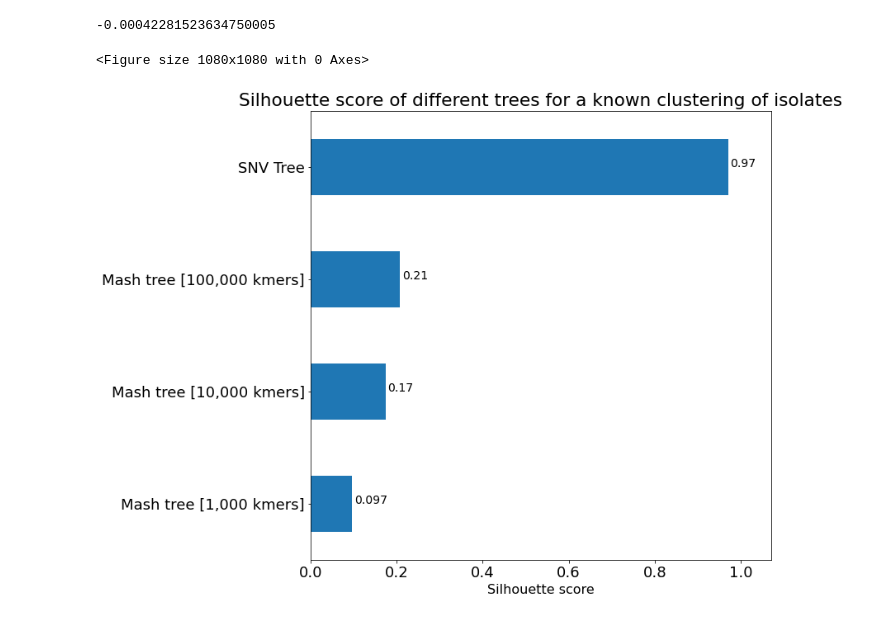
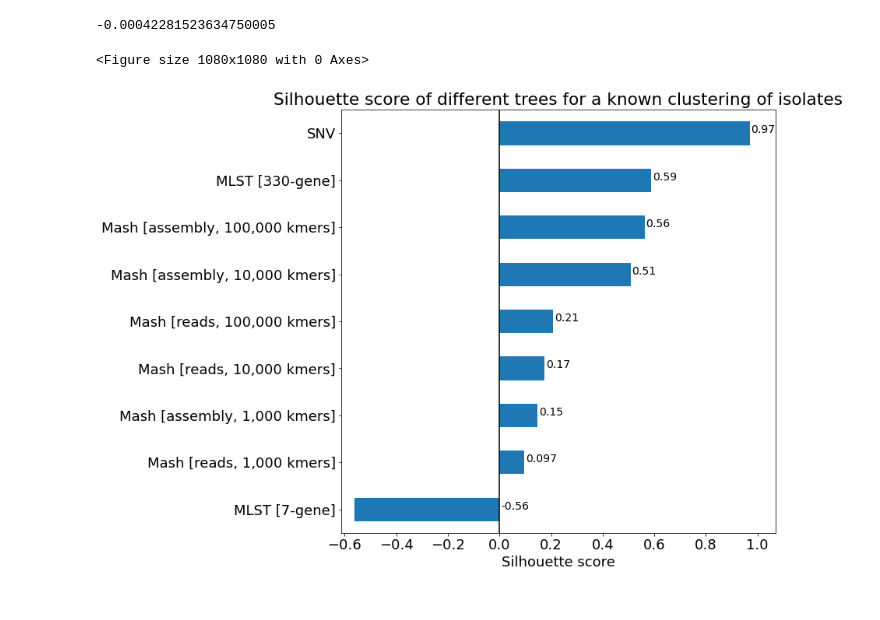
Before and after one commit to apetkau/thesis-workflows, a Jupyter notebook: mash-nextflow/tree-comparisons/clustering-performance.ipynb, the cells around one changed output. Drawn from its saved outputs; the diff is of its cells as text; code cells hidden in the pictures.

Commit message:
Added MLST to all my results

```diff
--- a/mash-nextflow/tree-comparisons/clustering-performance.ipynb
+++ b/mash-nextflow/tree-comparisons/clustering-performance.ipynb
@@ -559,38 +559,52 @@ def evaluate_all_trees(tree_evaluator: ClusterToTreeEvaluator, tree_files: List[
         tree = Tree(file)
         tree.unroot()
         score = tree_evaluator.evaluate(tree, exclude_isolates=exclude_isolates)
         scores.append(score)
 
     return pd.DataFrame(data=scores, columns=['silhouette'], index=tree_files)
 
 expected_clusters = expected_clusters_parser('strain_table.txt')
 unclustered_isolates = expected_clusters[expected_clusters.isna()].index.tolist()
 expected_clusters = expected_clusters.dropna()
 tree_evaluator = ClusterToTreeEvaluatorSilhouette(expected_clusters)
 
 tree_scores = evaluate_all_trees(tree_evaluator=tree_evaluator,
-                   tree_files=['tree-1000.txt', 'tree-10000.txt', 'tree-100000.txt', 'snvphyl-tree.txt'],
+                   tree_files=['tree-1000.txt', 'tree-10000.txt', 'tree-100000.txt', 'snvphyl-tree.txt',
+                              'tree-1000-skesa.txt', 'tree-10000-skesa.txt', 'tree-100000-skesa.txt',
+                              'mlst-tree.txt', 'sistr-tree.txt'],
                    exclude_isolates=['reference'] + unclustered_isolates
                   )
 
+tree_scores = tree_scores.sort_values('silhouette')
+
 tree_scores['label'] = None
-tree_scores.loc['snvphyl-tree.txt', 'label'] = 'SNV Tree'
-tree_scores.loc['tree-1000.txt', 'label'] = 'Mash tree [1,000 kmers]'
-tree_scores.loc['tree-10000.txt', 'label'] = 'Mash tree [10,000 kmers]'
-tree_scores.loc['tree-100000.txt', 'label'] = 'Mash tree [100,000 kmers]'
+tree_scores.loc['snvphyl-tree.txt', 'label'] = 'SNV'
+tree_scores.loc['tree-1000.txt', 'label'] = 'Mash [reads, 1,000 kmers]'
+tree_scores.loc['tree-10000.txt', 'label'] = 'Mash [reads, 10,000 kmers]'
+tree_scores.loc['tree-100000.txt', 'label'] = 'Mash [reads, 100,000 kmers]'
+tree_scores.loc['tree-1000-skesa.txt', 'label'] = 'Mash [assembly, 1,000 kmers]'
+tree_scores.loc['tree-10000-skesa.txt', 'label'] = 'Mash [assembly, 10,000 kmers]'
+tree_scores.loc['tree-100000-skesa.txt', 'label'] = 'Mash [assembly, 100,000 kmers]'
+tree_scores.loc['mlst-tree.txt', 'label'] = 'MLST [7-gene]'
+tree_scores.loc['sistr-tree.txt', 'label'] = 'MLST [330-gene]'
 tree_scores = tree_scores.set_index('label')
 plt.figure()
 plt.rcParams.update({'font.size': 18})
 tree_scores.plot(kind='barh', figsize=(10,10), legend=False)
 scores_list = tree_scores['silhouette'].tolist()
 scores_list.append(0)
 ax = plt.gca()
-plt.xlim(min(scores_list), max(scores_list) + 0.1)
+plt.xlim(min(scores_list)-0.05, max(scores_list) + 0.1)
 plt.xlabel('Silhouette score')
 plt.ylabel('')
 plt.title('Silhouette score of different trees for a known clustering of isolates')
+ax.axvline(color='black')
 for i, v in enumerate(tree_scores['silhouette']):
-    ax.text(v + 0.005, i, f'{v:.2}', fontsize=14)
+    if v < 0:
+        pos = 0 + 0.005
+    else:
+        pos = v + 0.005
+    ax.text(pos, i, f'{v:.2}', fontsize=14)
 # %% [output]
 <Figure size 1080x1080 with 0 Axes>
-[figure, old version]
+[figure, new version]
```
Also changed, not shown: parts of 2 cells of this notebook, 5 other files.
